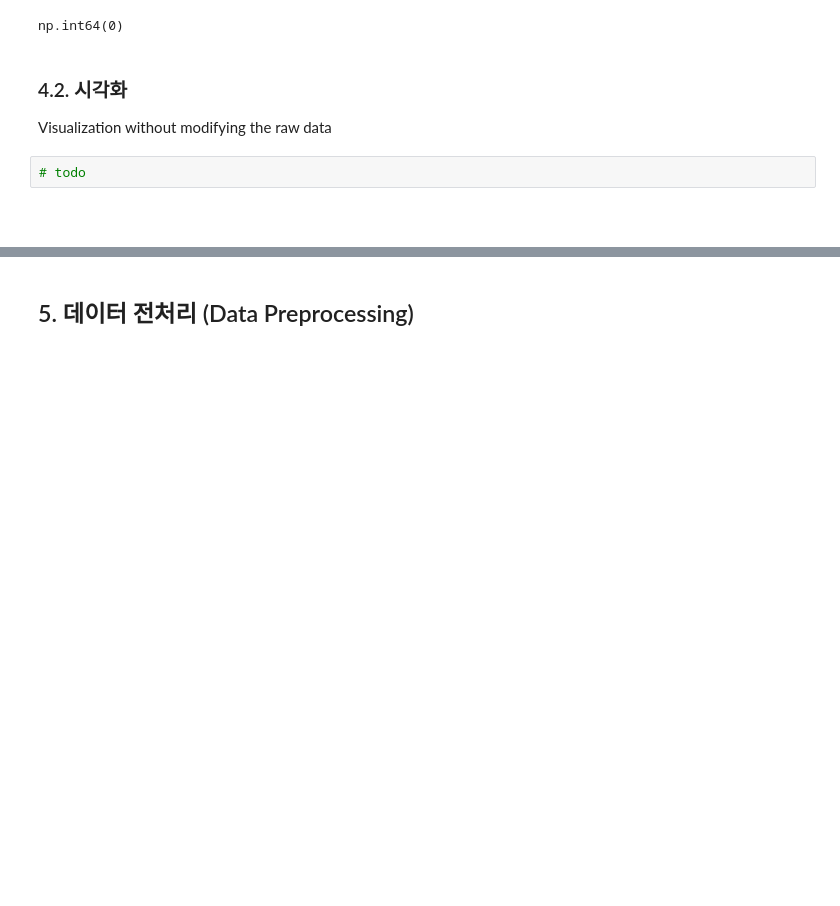
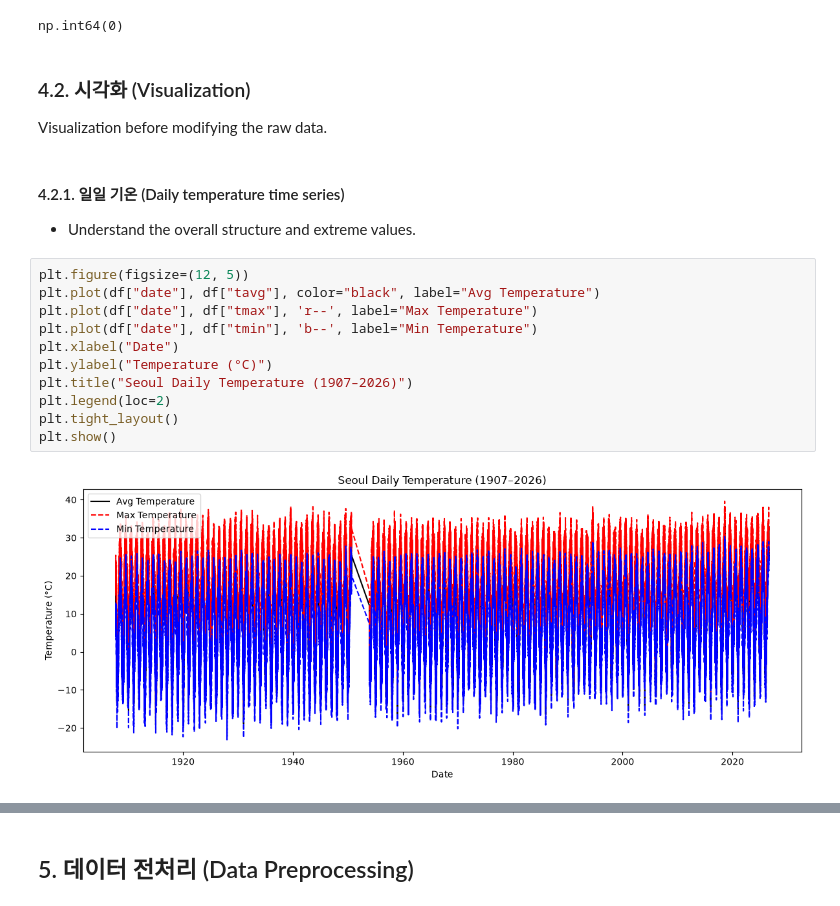
Before and after one commit to freepoincare/time-series-data-analysis, a Jupyter notebook: notebooks/1_EDA_preprocessing.ipynb, the cells around one changed output, grey strips where cells are left out. Cells and saved outputs as stored; diff of their text form; blank space fills up the shorter version.

Commit message:
Feat: add raw data visualization for EDA

```diff
--- a/notebooks/1_EDA_preprocessing.ipynb
+++ b/notebooks/1_EDA_preprocessing.ipynb
@@ -107,10 +110,23 @@ df.duplicated().sum()   # 중복 데이터 없음
 # %% [output]
 np.int64(0)
 # %% [markdown]
-### 4.2. 시각화
+### 4.2. 시각화 (Visualization)
 
-Visualization without modifying the raw data
+Visualization before modifying the raw data.
-# %%
-# todo
-# %% [markdown]
-#
+# %% [markdown]
+#### 4.2.1. 일일 기온 (Daily temperature time series)
+
+* Understand the overall structure and extreme values.
+# %%
+plt.figure(figsize=(12, 5))
+plt.plot(df["date"], df["tavg"], color="black", label="Avg Temperature")
+plt.plot(df["date"], df["tmax"], 'r--', label="Max Temperature")
+plt.plot(df["date"], df["tmin"], 'b--', label="Min Temperature")
+plt.xlabel("Date")
+plt.ylabel("Temperature (°C)")
+plt.title("Seoul Daily Temperature (1907–2026)")
+plt.legend(loc=2)
+plt.tight_layout()
+plt.show()
+# %% [output]
+[figure, added]
```
Also changed, not shown: parts of 12 cells of this notebook.
